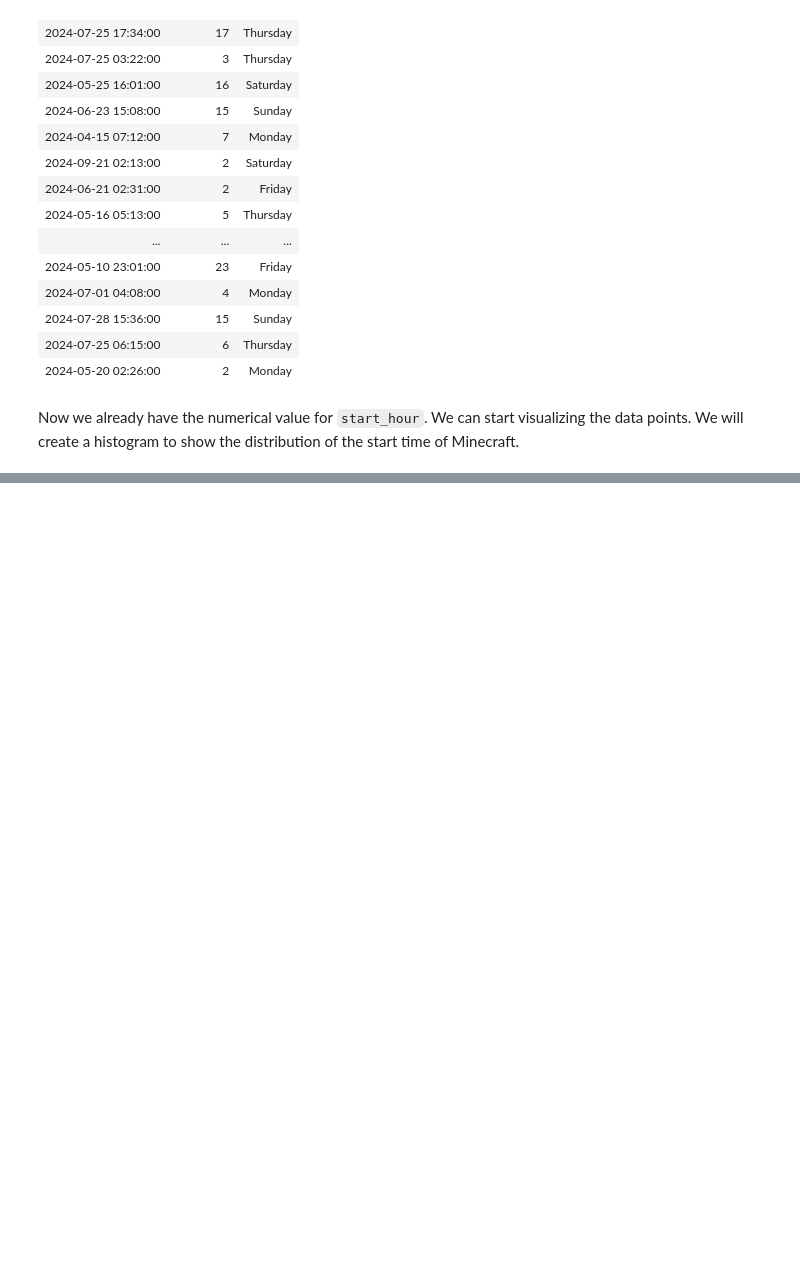
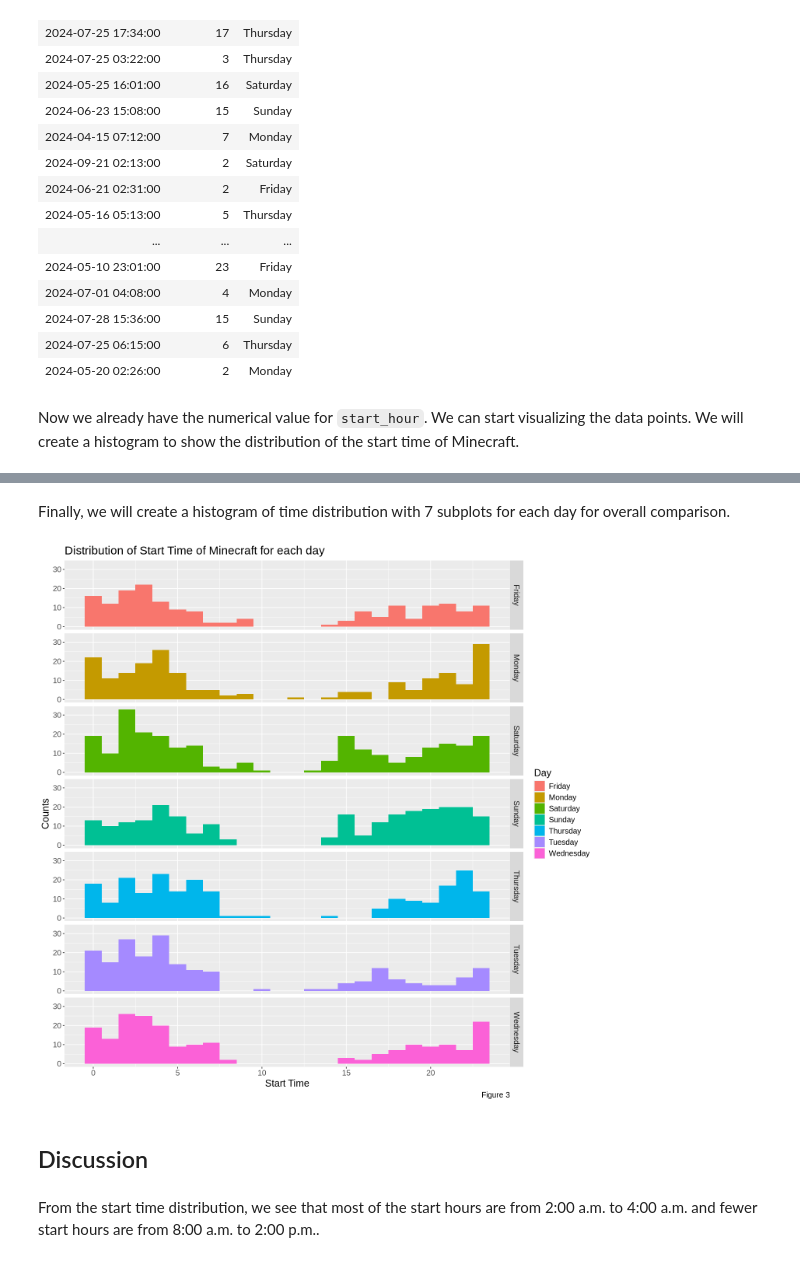
Before and after one commit to GuestZero6/dsci100-project, a Jupyter notebook: dsci100-project.ipynb, the cells around one changed output, grey strips where cells are left out. Saved outputs shown, nothing was run; the diff lists cells and outputs as text; code cells hidden in the pictures; blank space fills up the shorter version.

```diff
--- a/dsci100-project.ipynb
+++ b/dsci100-project.ipynb
@@ -124,0 +146,21 @@ time_plot
+# %% [markdown]
+Finally, we will create a histogram of time distribution with 7 subplots for each day for overall comparison.
+# %%
+time_plot_3 <- ggplot(session_new,
+                      aes(x = start_hour,
+                         fill = day)) +
+  geom_histogram(binwidth = 1) +
+  facet_grid(row = vars(day))+
+  labs(x = "Start Time",
+       y = "Counts",
+       fill = "Day",
+       caption = "Figure 3",
+       title = "Distribution of Start Time of Minecraft for each day") +
+  theme(text = element_text(size = 15))
+time_plot_3
+# %% [output]
+[figure, added]
+# %% [markdown]
+## Discussion
+# %% [markdown]
+From the start time distribution, we see that most of the start hours are from 2:00 a.m. to 4:00 a.m. and fewer start hours are from 8:00 a.m. to 2:00 p.m..
```
Also changed, not shown: parts of 7 cells of this notebook.
